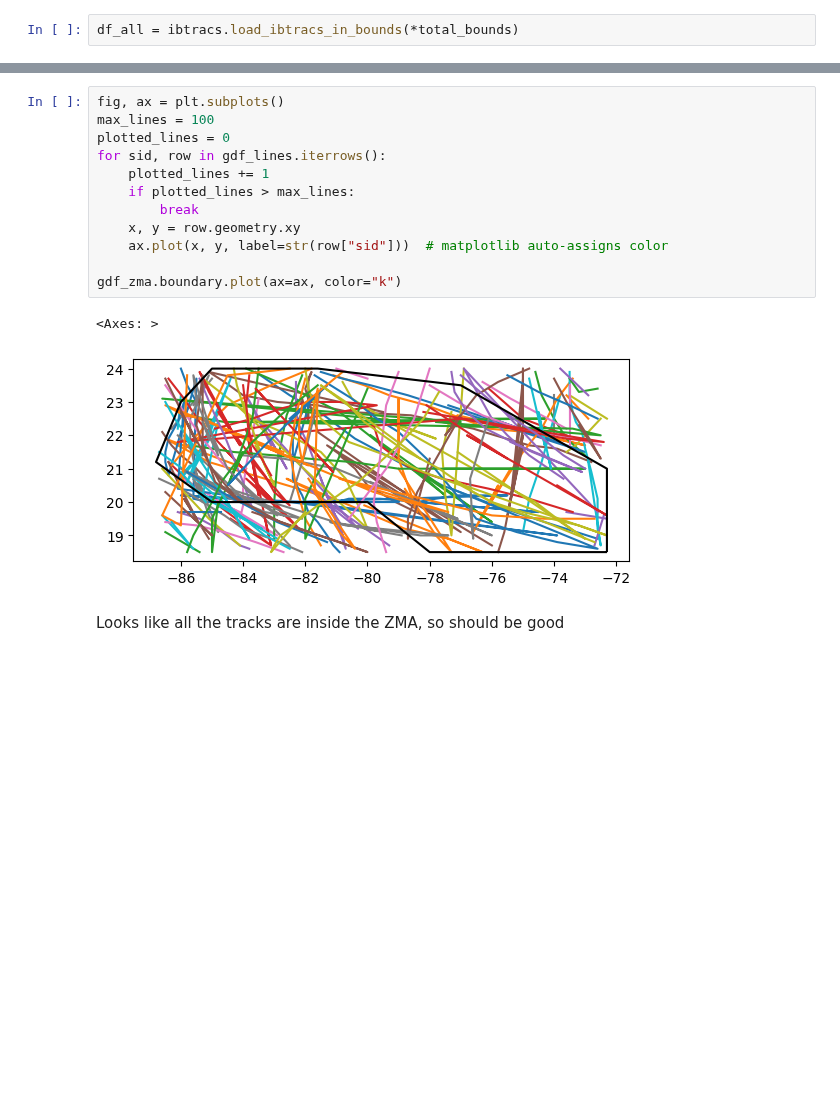
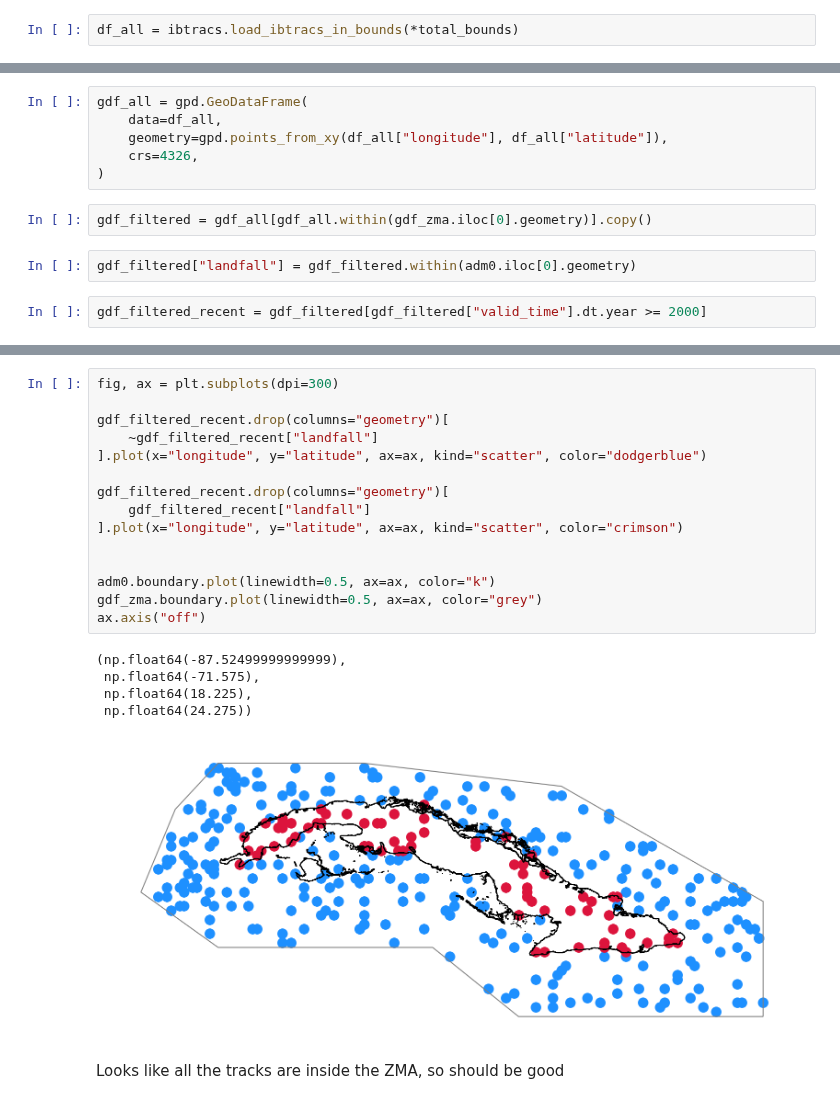
Before and after one commit to OCHA-DAP/ds-aa-cub-hurricanes, a Jupyter notebook: exploration/ibtracs.ipynb, the cells around one changed output, grey strips where cells are left out. Saved outputs shown, nothing was run; the diff lists cells and outputs as text; blank space fills up the shorter version.

```diff
--- a/exploration/ibtracs.ipynb
+++ b/exploration/ibtracs.ipynb
@@ -113,0 +66,12 @@ gdf_lines
+# %%
+gdf_all = gpd.GeoDataFrame(
+    data=df_all,
+    geometry=gpd.points_from_xy(df_all["longitude"], df_all["latitude"]),
+    crs=4326,
+)
+# %%
+gdf_filtered = gdf_all[gdf_all.within(gdf_zma.iloc[0].geometry)].copy()
+# %%
+gdf_filtered["landfall"] = gdf_filtered.within(adm0.iloc[0].geometry)
+# %%
+gdf_filtered_recent = gdf_filtered[gdf_filtered["valid_time"].dt.year >= 2000]
@@ -114,17 +94,23 @@ gdf_lines
 # %%
-fig, ax = plt.subplots()
-max_lines = 100
-plotted_lines = 0
-for sid, row in gdf_lines.iterrows():
-    plotted_lines += 1
-    if plotted_lines > max_lines:
-        break
-    x, y = row.geometry.xy
-    ax.plot(x, y, label=str(row["sid"]))  # matplotlib auto-assigns color
+fig, ax = plt.subplots(dpi=300)
 
-gdf_zma.boundary.plot(ax=ax, color="k")
+gdf_filtered_recent.drop(columns="geometry")[
+    ~gdf_filtered_recent["landfall"]
+].plot(x="longitude", y="latitude", ax=ax, kind="scatter", color="dodgerblue")
+
+gdf_filtered_recent.drop(columns="geometry")[
+    gdf_filtered_recent["landfall"]
+].plot(x="longitude", y="latitude", ax=ax, kind="scatter", color="crimson")
+
+
+adm0.boundary.plot(linewidth=0.5, ax=ax, color="k")
+gdf_zma.boundary.plot(linewidth=0.5, ax=ax, color="grey")
+ax.axis("off")
 # %% [output]
-<Axes: >
+(np.float64(-87.52499999999999),
+ np.float64(-71.575),
+ np.float64(18.225),
+ np.float64(24.275))
-[figure, old version]
+[figure, new version]
 # %% [markdown]
 Looks like all the tracks are inside the ZMA, so should be good
```
Also changed, not shown: parts of 14 cells of this notebook, 8 other files.
